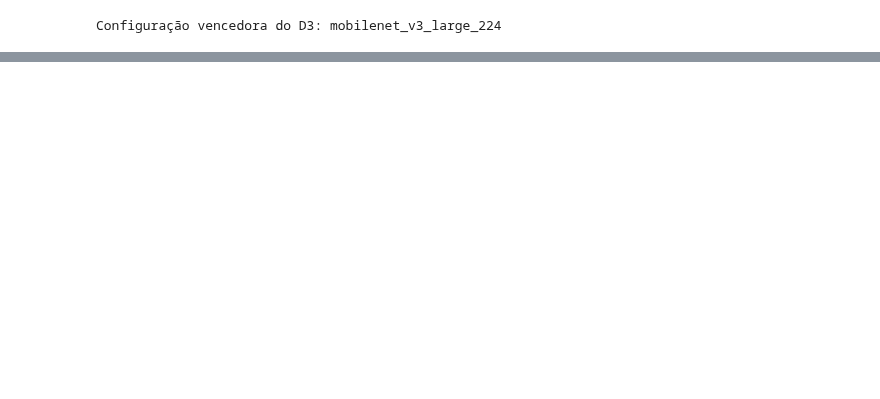
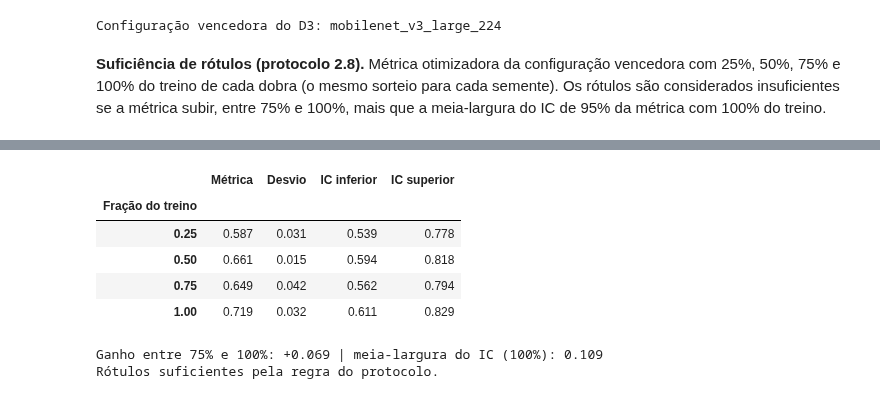
Before and after one commit to phelipecscosta/leitura_automatizada_mostradores_energia_pesquisa, a Jupyter notebook: lab-02/lab02.ipynb, the cells around one changed output, grey strips where cells are left out. Drawn from its saved outputs; the diff is of its cells as text; code cells hidden in the pictures; blank space fills up the shorter version.

Commit message:
feat: curva de suficiência de rótulos da configuração vencedora

```diff
--- a/lab-02/lab02.ipynb
+++ b/lab-02/lab02.ipynb
@@ -629,3 +629,40 @@ print(f"Configuração vencedora do D3: {winner_d3}")
 | 2. Resolução (nativa × 224 px) | mobilenet_v3_large_nativa | mobilenet_v3_large_224 | -0.007 | [-0.087; 0.072] | 2000 | empate: segue mobilenet_v3_large_224 |
 | 3. Profundo × baseline (D3) | mobilenet_v3_large_224 | baseline_224 | 0.256 | [0.104; 0.378] | 2000 | vence A |
 Configuração vencedora do D3: mobilenet_v3_large_224
+# %% [markdown]
+**Suficiência de rótulos (protocolo 2.8).** Métrica otimizadora da
+configuração vencedora com 25%, 50%, 75% e 100% do treino de cada dobra (o
+mesmo sorteio para cada semente). Os rótulos são considerados insuficientes
+se a métrica subir, entre 75% e 100%, mais que a meia-largura do IC de 95%
+da métrica com 100% do treino.
+# %%
+# Curva de suficiência de rótulos para a configuração vencedora
+FRACTIONS = (0.25, 0.5, 0.75, 1.0)
+curve = []
+for fraction in FRACTIONS:
+    result = results[winner_d3] if fraction == 1.0 else evaluate(winner_d3, fraction)
+    summary = result["summary"]
+    low, high = (float(v) for v in summary["IC 95% (prob. média)"].strip("[]").split(";"))
+    curve.append({"Fração do treino": fraction, "Métrica": summary["Métrica (média)"],
+                  "Desvio": summary["Métrica (desvio)"], "IC inferior": low, "IC superior": high})
+curve = pd.DataFrame(curve).set_index("Fração do treino")
+
+gain = curve.loc[1.0, "Métrica"] - curve.loc[0.75, "Métrica"]
+half_width = (curve.loc[1.0, "IC superior"] - curve.loc[1.0, "IC inferior"]) / 2
+verdict = "insuficientes" if gain > half_width else "suficientes pela regra do protocolo"
+
+fig, ax = plt.subplots(figsize=(6, 3.5))
+x = [round(f * 100) for f in curve.index]
+ax.errorbar(x, curve["Métrica"],
+            yerr=[curve["Métrica"] - curve["IC inferior"], curve["IC superior"] - curve["Métrica"]],
+            marker="o", capsize=4)
+ax.set_xticks(x)
+ax.set_xlabel("Fração do treino de cada dobra (%)")
+ax.set_ylabel("Métrica otimizadora")
+ax.set_title(f"Suficiência de rótulos: {winner_d3}")
+plt.show()
+
+display(curve.round(3))
+print(f"Ganho entre 75% e 100%: {gain:+.3f} | meia-largura do IC (100%): {half_width:.3f}")
+print(f"Rótulos {verdict}.")
+# %% [output]
@@ -631,0 +670,8 @@ Configuração vencedora do D3: mobilenet_v3_large_224
+|  | Métrica | Desvio | IC inferior | IC superior |
+| Fração do treino |  |  |  |  |
+| 0.25 | 0.587 | 0.031 | 0.539 | 0.778 |
+| 0.50 | 0.661 | 0.015 | 0.594 | 0.818 |
+| 0.75 | 0.649 | 0.042 | 0.562 | 0.794 |
+| 1.00 | 0.719 | 0.032 | 0.611 | 0.829 |
+Ganho entre 75% e 100%: +0.069 | meia-largura do IC (100%): 0.109
+Rótulos suficientes pela regra do protocolo.
```
Also changed, not shown: parts of 1 cell of this notebook.
